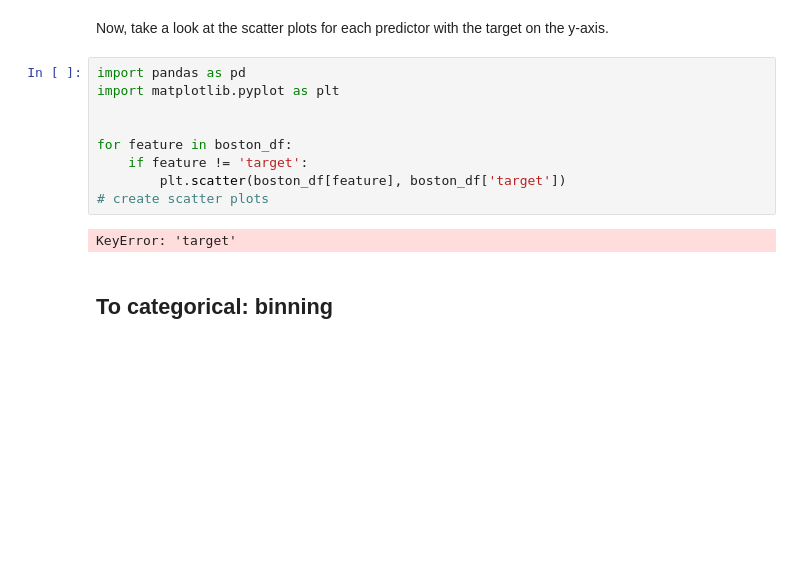
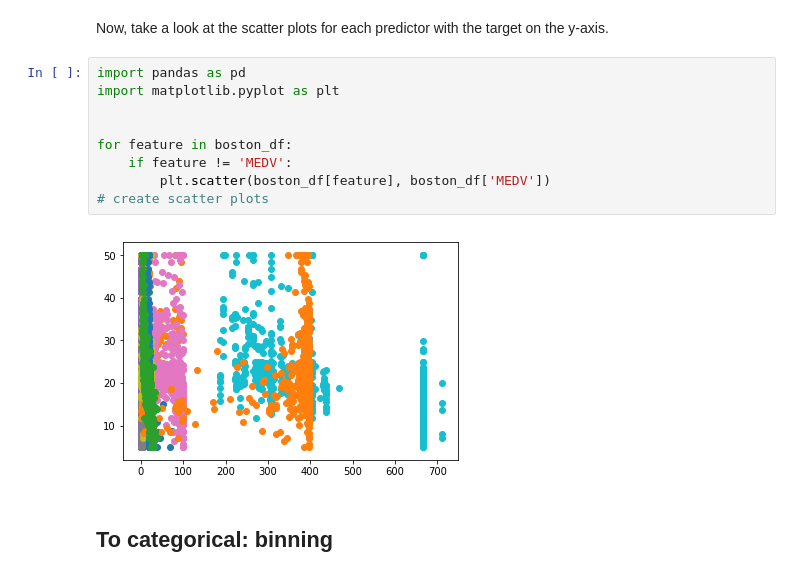
Before and after one commit to joelsandler/dsc-enterprise-hsbc-dealing-with-categorical-variables-lab-hsbc-ds-081319, a Jupyter notebook: index.ipynb, the cells around one changed output. Saved outputs shown, nothing was run; the diff lists cells and outputs as text; blank space fills up the shorter version.

```diff
--- a/index.ipynb
+++ b/index.ipynb
@@ -148,14 +148,14 @@ Now, take a look at the scatter plots for each predictor with the target on the
 # %%
 import pandas as pd
 import matplotlib.pyplot as plt
 
 
 for feature in boston_df:
-    if feature != 'target':
-        plt.scatter(boston_df[feature], boston_df['target'])
+    if feature != 'MEDV':
+        plt.scatter(boston_df[feature], boston_df['MEDV'])
 # create scatter plots
 # %% [output]
-KeyError: 'target'
+[figure, added]
 # %% [markdown]
 ## To categorical: binning
 # %% [markdown]
```
